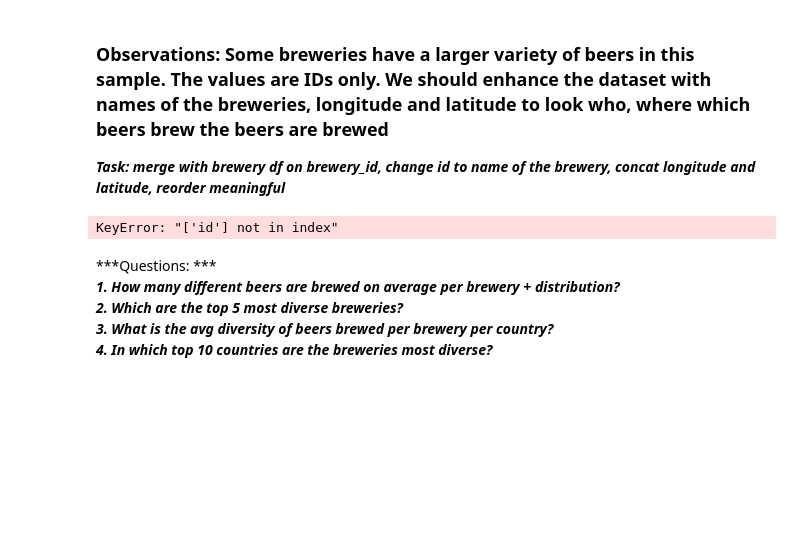
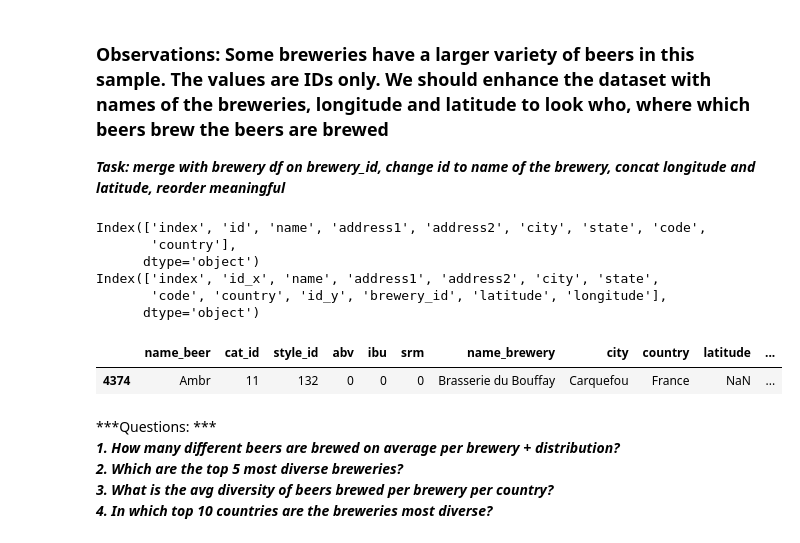
Before and after one commit to strambb/OpenBeerAnalysis, a Jupyter notebook: DataLoader.ipynb, the cells around one changed output. Saved outputs shown, nothing was run; the diff lists cells and outputs as text; code cells hidden in the pictures; blank space fills up the shorter version.

```diff
--- a/DataLoader.ipynb
+++ b/DataLoader.ipynb
@@ -266,27 +263,35 @@ Name: brewery_id, dtype: object
 # %%
 #make a copy from raw for breweries and geocodes
 df_breweries = df_breweries_raw.copy()
 df_breweries = df_breweries.reset_index()
 
 #add long and lat from brewery geocodes on brewery_id to brewery table
+print(df_breweries.columns)
 df_breweries = pd.merge(df_breweries, df_breweries_geocode_raw, how="left", left_on = "id", right_on = "brewery_id")
 df_breweries.drop("accuracy", axis=1, inplace = True)
-df_breweries["id =]
+print(df_breweries.columns)
 
 #merge beer with brewery on brewery_id
-df_beers_brewery = pd.merge(df_beers, df_breweries[["id","name", "city", "country", "latitude", "longitude"]] , how="left", left_on="brewery_id" , right_on="id",)
+df_beers_brewery = pd.merge(df_beers, df_breweries[["id_x", "name", "city", "country", "latitude", "longitude"]] , how="left", left_on="brewery_id" , right_on="id_x",)
 df_beers_brewery["name_brewery"] = df_beers_brewery["name"]
 df_beers_brewery.drop(["brewery_id","name"], axis=1, inplace=True)
 
 
 
 #reorder columns
 new_cols = ['name_beer', 'cat_id', 'style_id', 'abv', 'ibu', 'srm', 'name_brewery', 'city',
        'country', 'latitude', 'longitude']
 df_beers_brewery = df_beers_brewery[new_cols]
 df_beers_brewery.head(4519).tail(1)
 # %% [output]
-KeyError: "['id'] not in index"
+Index(['index', 'id', 'name', 'address1', 'address2', 'city', 'state', 'code',
+       'country'],
+      dtype='object')
+Index(['index', 'id_x', 'name', 'address1', 'address2', 'city', 'state',
+       'code', 'country', 'id_y', 'brewery_id', 'latitude', 'longitude'],
+      dtype='object')
+|  | name_beer | cat_id | style_id | abv | ibu | srm | name_brewery | city | country | latitude | ... |
+| 4374 | Ambr | 11 | 132 | 0 | 0 | 0 | Brasserie du Bouffay | Carquefou | France | NaN | ... |
 # %% [markdown]
 ***Questions:  ***
 ***1. How many different beers are brewed on average per brewery + distribution?***
```
Also changed, not shown: parts of 33 cells of this notebook.
